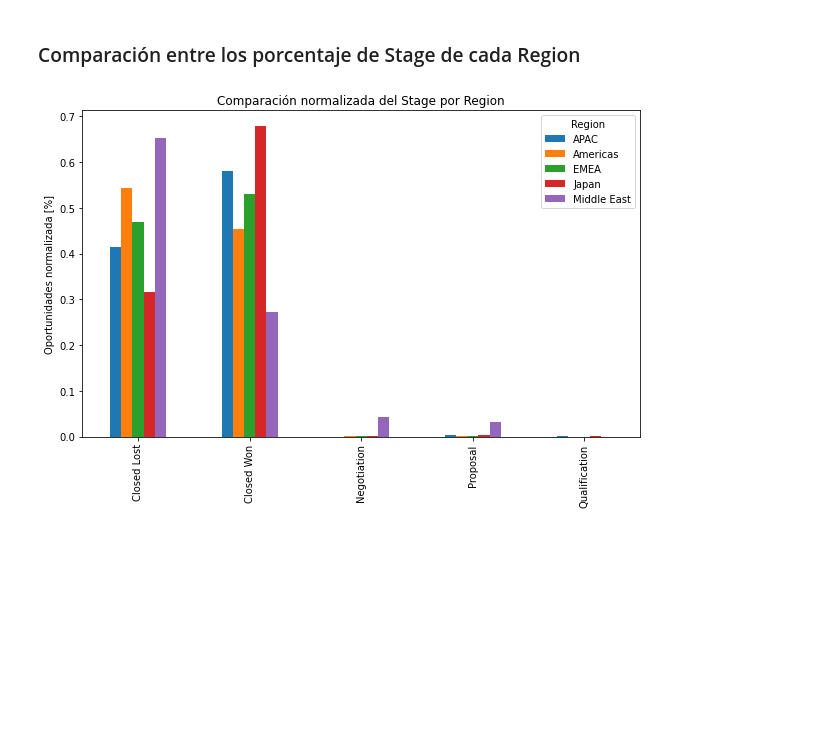
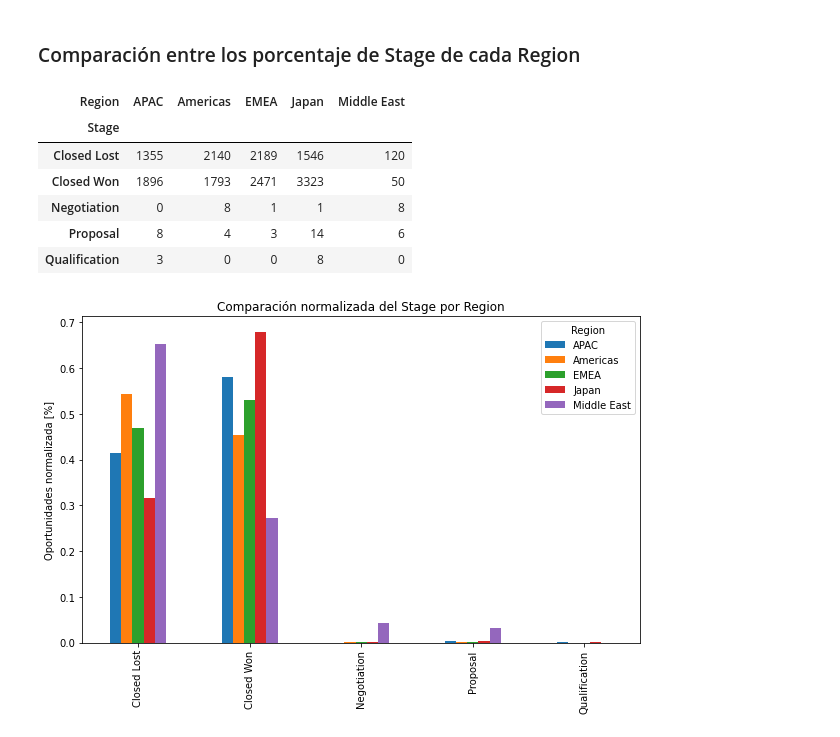
Before and after one commit to MauricioFIUBA/TP1OrganizacionDeDatos, a Jupyter notebook: Analisis_3.ipynb, the cells around one changed output. Saved outputs shown, nothing was run; the diff lists cells and outputs as text; code cells hidden in the pictures; blank space fills up the shorter version.

```diff
--- a/Analisis_3.ipynb
+++ b/Analisis_3.ipynb
@@ -120,6 +120,16 @@ region_stage = comparacion(df, 'Stage', 'Region', title='Comparación del Stage
 ### Comparación entre los porcentaje de Stage de cada Region
 # %%
 normalized_region_stage = region_stage / region_stage.sum()
+# %%
+region_stage
+# %% [output]
+| Region | APAC | Americas | EMEA | Japan | Middle East |
+| Stage |  |  |  |  |  |
+| Closed Lost | 1355 | 2140 | 2189 | 1546 | 120 |
+| Closed Won | 1896 | 1793 | 2471 | 3323 | 50 |
+| Negotiation | 0 | 8 | 1 | 1 | 8 |
+| Proposal | 8 | 4 | 3 | 14 | 6 |
+| Qualification | 3 | 0 | 0 | 8 | 0 |
 # %%
 fig = plt.figure(figsize=[10,6])
 ax = fig.add_subplot(1,1,1)
```
Also changed, not shown: 1 other file.
